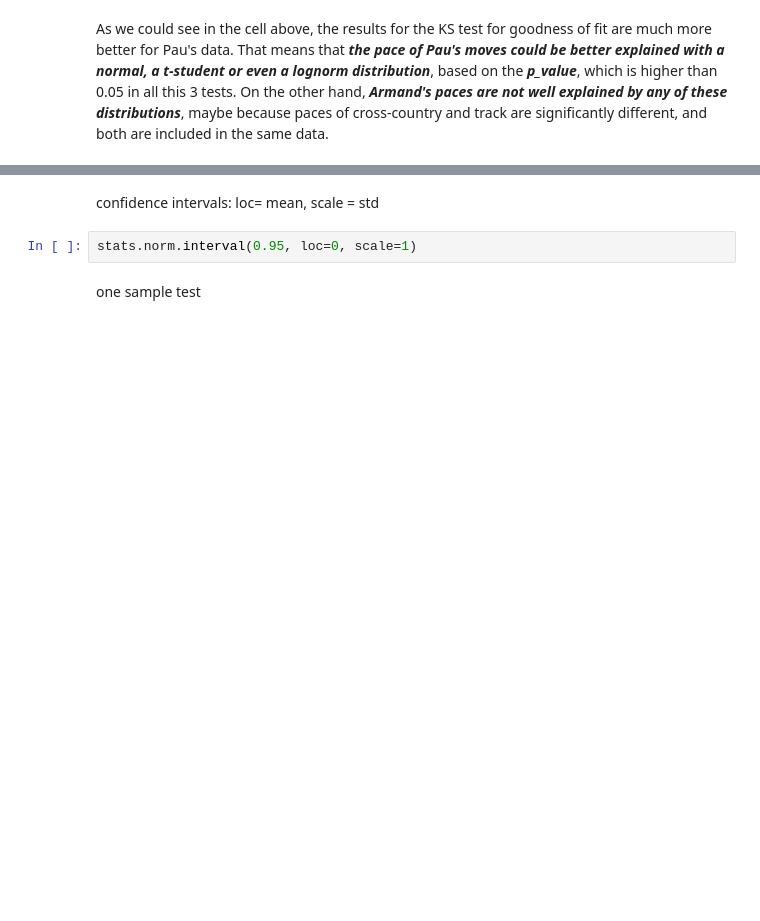
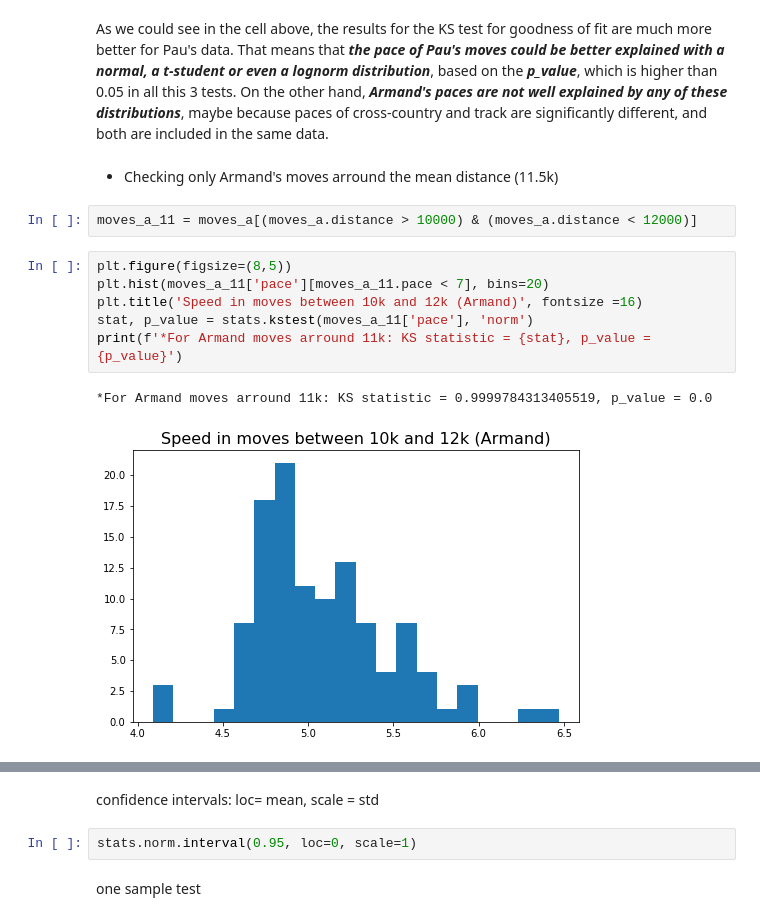
Before and after one commit to pausampietro/run_perfomance, a Jupyter notebook: 2. Data Exploratory Analysis.ipynb, the cells around one changed output, grey strips where cells are left out. Cells and saved outputs as stored; diff of their text form; blank space fills up the shorter version.

```diff
--- a/2. Data Exploratory Analysis.ipynb
+++ b/2. Data Exploratory Analysis.ipynb
@@ -101,2 +104,15 @@ Goodness of fit results for Armand:
 # %% [markdown]
 As we could see in the cell above, the results for the KS test for goodness of fit are much more better for Pau's data. That means that ***the pace of Pau's moves could be better explained with a normal, a t-student or even a lognorm distribution***, based on the ***p_value***, which is higher than 0.05 in all this 3 tests. On the other hand, ***Armand's paces are not well explained by any of these distributions***, maybe because paces of cross-country and track are significantly different, and both are included in the same data.
+# %% [markdown]
+* Checking only Armand's moves arround the mean distance (11.5k)
+# %%
+moves_a_11 = moves_a[(moves_a.distance > 10000) & (moves_a.distance < 12000)]
+# %%
+plt.figure(figsize=(8,5))
+plt.hist(moves_a_11['pace'][moves_a_11.pace < 7], bins=20)
+plt.title('Speed in moves between 10k and 12k (Armand)', fontsize =16)
+stat, p_value = stats.kstest(moves_a_11['pace'], 'norm')
+print(f'*For Armand moves arround 11k: KS statistic = {stat}, p_value = {p_value}')
+# %% [output]
+*For Armand moves arround 11k: KS statistic = 0.9999784313405519, p_value = 0.0
+[figure, added]
```
Also changed, not shown: parts of 15 cells of this notebook.
